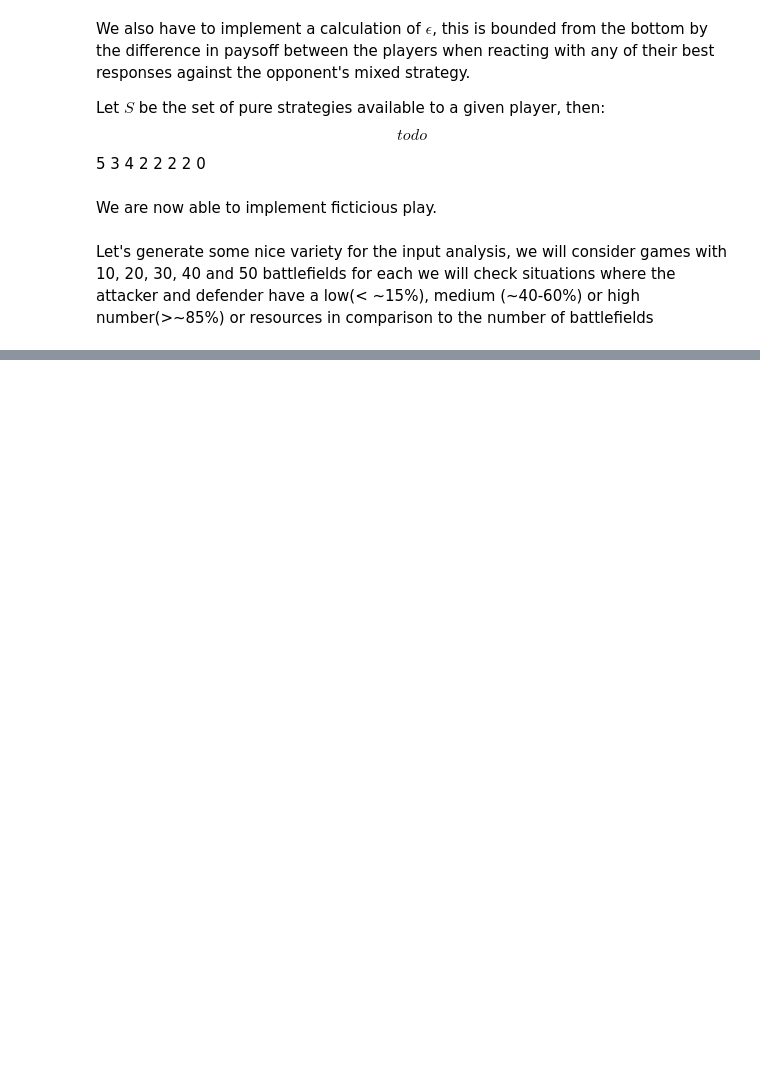
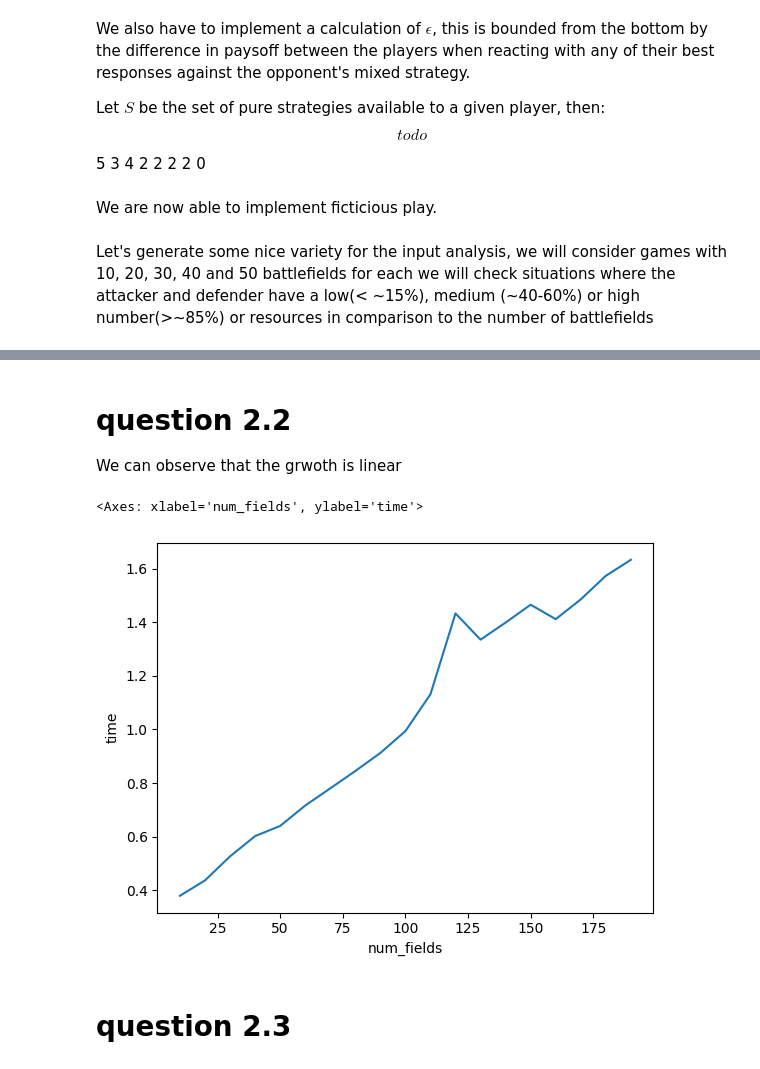
Before and after one commit to kuben-joz/algo-econ-hw3, a Jupyter notebook: src/report.ipynb, the cells around one changed output, grey strips where cells are left out. Cells and saved outputs as stored; diff of their text form; code cells hidden in the pictures; blank space fills up the shorter version.

```diff
--- a/src/report.ipynb
+++ b/src/report.ipynb
@@ -103,9 +92,10 @@ def ficticiousPlay(  # todo intial conditions player
     assert num_res_att > 0 and num_res_att < len(battlefields)
     assert num_res_def > 0 and num_res_def < len(battlefields)
     assert num_res_att < num_res_def
-    num_battlefields = len(battlefields)
-    att_play = Player(num_res_att, [num_res_att/num_battlefields] * num_battlefields) # good default init
-    def_play = Player(num_res_def, [num_res_def/num_battlefields] * num_battlefields) # good default init
+    #battlefields = np.array(battlefields, dtype=np.double)
+    num_battlefields = battlefields.shape[0]
+    att_play = Player(num_res_att, np.array([num_res_att/num_battlefields] * num_battlefields, dtype=np.double)) # good default init
+    def_play = Player(num_res_def, np.array([num_res_def/num_battlefields] * num_battlefields, dtype=np.double)) # good default init
     epsilons = []
     for t in range(1, max_iters + 1):
         resp_att = bestPureResponseAtt(att_play, def_play, battlefields)
@@ -119,7 +109,7 @@ def ficticiousPlay(  # todo intial conditions player
         for i, (cur, new) in enumerate(zip(def_play.strategy, resp_def)):
             def_play.strategy[i] = (cur * (t - 1) + new) / t
 
-    return att_play.strategy, def_play.strategy, epsilons # len(epsilons) gives us the number of iterations the algorithm ran for
+    return att_play.strategy, def_play.strategy, np.array(epsilons) # len(epsilons) gives us the number of iterations the algorithm ran for
 # %% [markdown]
 Let's generate some nice variety for the input analysis, we will consider games with 10, 20, 30, 40 and 50 battlefields for each we will check situations where the attacker and defender have a low(< ~15%), medium (~40-60%) or high number(>~85%) or resources in comparison to the number of battlefields
 # %%
@@ -181,0 +243,25 @@ battlefields_arr[...,3] = 5.0
+# %%
+import time
+import numpy as np
+runtimes = []
+for f_size in range(10,200,10):
+    field = np.random.randint(2,6,f_size)
+    start = time.time()
+    ficticiousPlay(field, ta, td, max_iters=max_iters, epsilon=0.0)
+    end = time.time()
+    runtimes.append((f_size, end-start))
+# %% [markdown]
+# question 2.2
+
+We can observe that the grwoth is linear
+# %%
+import seaborn as sns
+
+df_times = pd.DataFrame(runtimes, columns=["num_fields", "time"])
+
+sns.lineplot(x = 'num_fields', y='time', data=df_times, palette="bright")
+# %% [output]
+<Axes: xlabel='num_fields', ylabel='time'>
+[figure, added]
+# %% [markdown]
+# question 2.3
```
Also changed, not shown: parts of 15 cells of this notebook, 2 other files.
